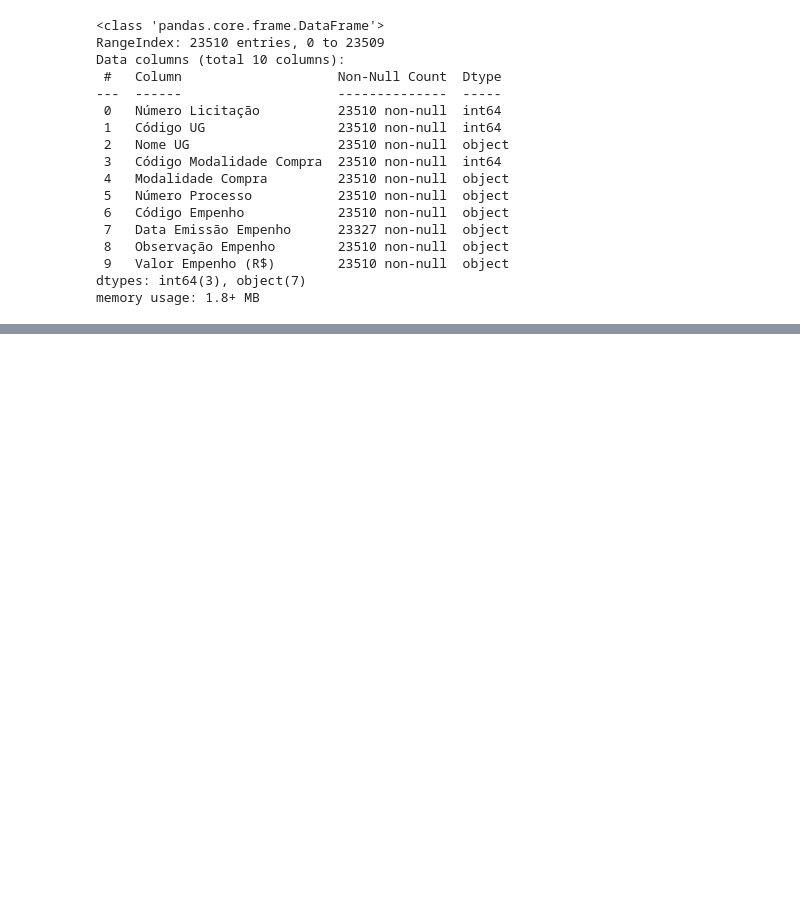
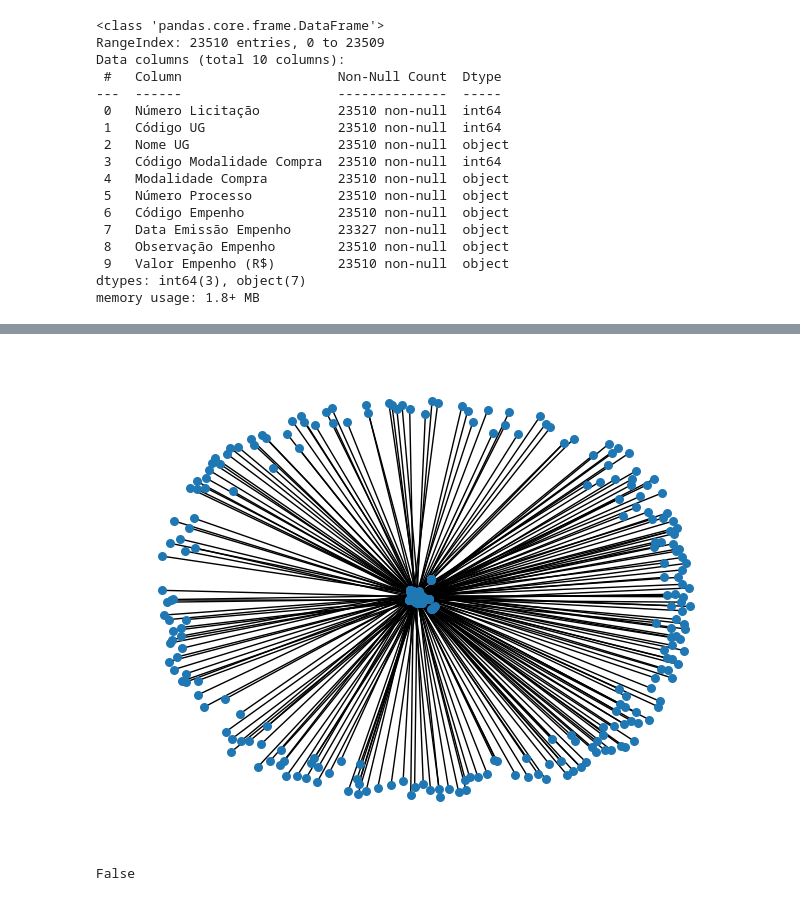
Before and after one commit to rwc2408/CienciadasRedes, a Jupyter notebook: APS/Validações.ipynb, the cells around one changed output, grey strips where cells are left out. Cells and saved outputs as stored; diff of their text form; code cells hidden in the pictures; blank space fills up the shorter version.

Commit message:
grafo bipartido, valores de licitação como peso

```diff
--- a/APS/Validações.ipynb
+++ b/APS/Validações.ipynb
@@ -136,3 +139,6 @@ df_licitacoes22.head()
 | 2 | 12021 | 153254 | ADMINISTRACAO GERAL/UFMG | -99 | Pregão - Registro de Preço | 23072242423202017 | ... |
 | 3 | 12021 | 160047 | COMANDO 10ª REGIAO MILITAR | -99 | Pregão - Registro de Preço | 64305058862202112 | ... |
 | 4 | 12021 | 160058 | 32 GRUPO DE ARTILHARIA DE CAMPANHA | -99 | Pregão - Registro de Preço | 64561000645202111 | ... |
+# %%
+df_licitacoes22.rename(columns={'Município': 'Municipio'}, inplace=True)
+df_licitacoes22['Situação Licitação'].value_counts()
@@ -184,6 +208,6 @@ Data columns (total 10 columns):
 dtypes: int64(3), object(7)
 memory usage: 1.8+ MB
 # %%
-df_participantes22_filtrado = df_participantes22[['Código UG', 'Código Participante', 'Nome Participante', 'Flag Vencedor']]
-df_itens22_filtrado = df_itens22[['Código UG', 'Código Item Compra', 'Descrição', 'Quantidade Item', 'Valor Item', 'Código Vencedor', 'Nome Vencedor']]
-df_empenhos_relacionados22_filt = df_empenhos_relacionados22[['Código UG', 'Código Empenho', 'Observação Empenho', 'Valor Empenho (R$)']]
+df_participantes22_selec = df_participantes22[['Número Licitação','Código UG', 'Código Participante', 'Nome Participante', 'Flag Vencedor']]
+df_itens22_selec = df_itens22[['Número Licitação','Código UG', 'Código Item Compra', 'Descrição', 'Quantidade Item', 'Valor Item', 'Código Vencedor', 'Nome Vencedor']]
+df_empenhos_relacionados22_selec = df_empenhos_relacionados22[['Número Licitação','Código UG', 'Código Empenho', 'Observação Empenho', 'Valor Empenho (R$)']]
@@ -201,0 +214,3 @@ G = nx.from_pandas_dataframe(df_licitacoes22, )
+# %%
+df_licitacoes_Curitiba22 = df_licitacoes22[df_licitacoes22.Municipio == 'CURITIBA']
+df_licitacoes_Curitiba22['Situação Licitação'].value_counts()
@@ -201,0 +250,6 @@ G = nx.from_pandas_dataframe(df_licitacoes22, )
+# %%
+df_licitacoes_ctba = pd.merge(df_licitacoes_Curitiba22, df_itens22_selec, on=['Número Licitação', 'Código UG'])
+#df_licitacoes_ctba = pd.merge(df_licitacoes_ctba, df_itens22_selec, on=['Número Licitação', 'Código UG'])
+df_licitacoes_ctba['Valor Licitação'] = df_licitacoes_ctba['Valor Licitação'].str.replace(',','.')
+df_licitacoes_ctba['Valor Licitação'] = df_licitacoes_ctba['Valor Licitação'].astype(float)
+df_licitacoes_ctba.info()
@@ -201,0 +292,23 @@ G = nx.from_pandas_dataframe(df_licitacoes22, )
+# %%
+G = nx.Graph()
+G.add_nodes_from(df_licitacoes_ctba['Nome Vencedor'], bipartite=0, node_color='y')
+G.add_nodes_from(df_licitacoes_ctba['Nome Órgão'], bipartite=1)
+#nx.set_node_attributes(G, 'Descrição', pd.Series(row['Descrição'], index=row).to_dict())
+#G = nx.from_pandas_dataframe(df, 'node_from', 'node_to', edge_attr=['attribute1','attribute2','attribute3'])
+# G.from_pandas_edgelist(
+#     [(row['Nome Órgão'], row['Nome Participante'], row['va']) for idx, row in df_licitacoes_ctba.iterrows()],
+#     weight='weight
+
+for idx, row in df_licitacoes_ctba.iterrows():
+    G.add_edge(row['Nome Vencedor'], row['Nome Órgão'], weight=row['Valor Licitação'])
+
+
+#print(G.edges(data=True))
+nx.draw(G, node_size=30)
+plt.show()
+# %% [output]
+[figure, added]
+# %%
+nx.is_connected(G)
+# %% [output]
+False
```
Also changed, not shown: parts of 11 cells of this notebook.
